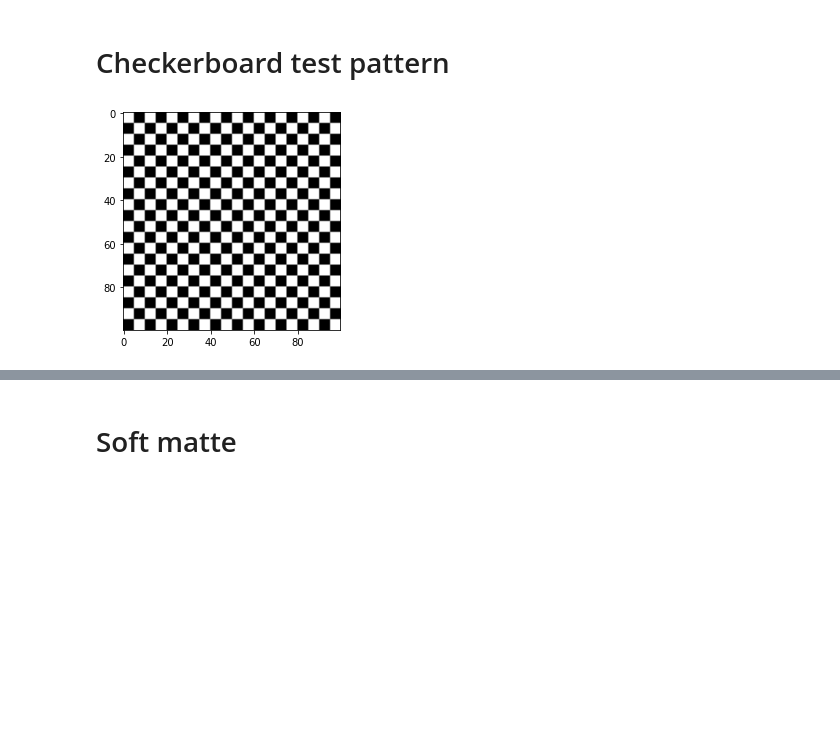
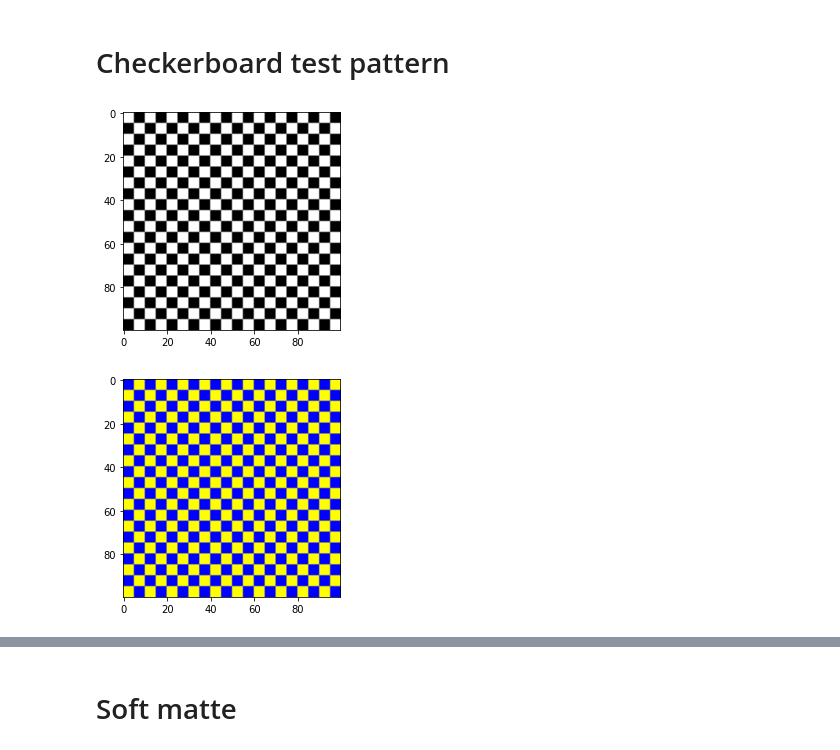
Before and after one commit to cwreynolds/PredatorEye, a Jupyter notebook: ThreeImageSoftMatte.ipynb, the cells around one changed output, grey strips where cells are left out. Drawn from its saved outputs; the diff is of its cells as text; code cells hidden in the pictures; blank space fills up the shorter version.

```diff
--- a/ThreeImageSoftMatte.ipynb
+++ b/ThreeImageSoftMatte.ipynb
@@ -171,15 +171,36 @@ rgb[0,0,:] = [0.53839076 0.32074472 0.907942  ]
 # %% [markdown]
 # Checkerboard test pattern
 # %%
+# # Generate image (rgb pixel tensor) with a black and white checkerboard pattern.
+# def make_checkerboard(size, half_wavelength):
+#     image = np.zeros((size, size, 3), dtype=np.float32)
+#     for x in range(size):
+#         for y in range(size):
+#             if 0 == ((int(x / half_wavelength) + int(y / half_wavelength)) % 2):
+#                 image[x, y, :] = [1, 1, 1]
+#     return image
+
+# df.draw_image(make_checkerboard(100, 5))
+
 # Generate image (rgb pixel tensor) with a black and white checkerboard pattern.
-def make_checkerboard(size, half_wavelength):
-    image = np.zeros((size, size, 3), dtype=np.float32)
+def make_checkerboard(size, half_wavelength, c0=[0,0,0], c1=[1,1,1]):
+    # image = np.zeros((size, size, 3), dtype=np.float32)
+    image = np.empty((size, size, 3), dtype=np.float32)
+    image[:,:,:] = c0
     for x in range(size):
         for y in range(size):
             if 0 == ((int(x / half_wavelength) + int(y / half_wavelength)) % 2):
-                image[x, y, :] = [1, 1, 1]
+                # image[x, y, :] = [1, 1, 1]
+                image[x, y, :] = c1
     return image
 
+
+# cb = make_checkerboard(100, 5)
+# print('rgb.shape =', rgb.shape)
+# df.draw_image(cb)
+
 df.draw_image(make_checkerboard(100, 5))
+df.draw_image(make_checkerboard(100, 5, [1, 1, 0], [0, 0, 1]))
 # %% [output]
 [figure]
+[figure, added]
```
Also changed, not shown: parts of 5 cells of this notebook.
